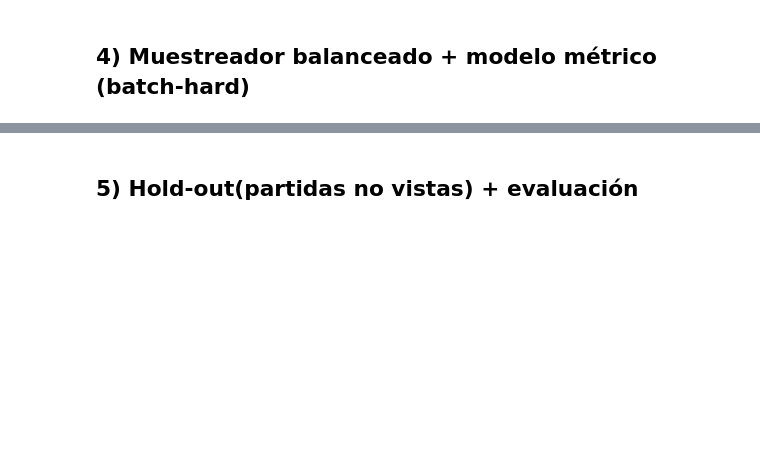
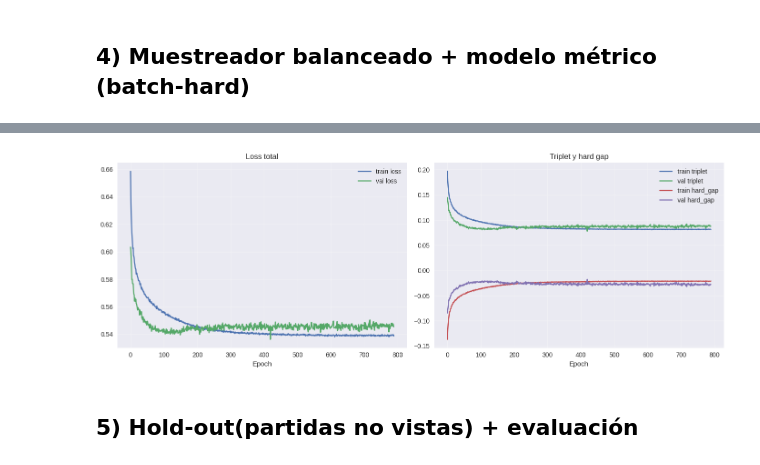
Before and after one commit to andrewyernau/tfe_chess_stylometry, a Jupyter notebook: labs/notebooks/110_chess_siamese.ipynb, the cells around one changed output, grey strips where cells are left out. Cells and saved outputs as stored; diff of their text form; code cells hidden in the pictures; blank space fills up the shorter version.

```diff
--- a/labs/notebooks/110_chess_siamese.ipynb
+++ b/labs/notebooks/110_chess_siamese.ipynb
@@ -111,7 +99,7 @@ assert INDEX_DB.exists(), f"No existe {INDEX_DB}"
 
 @dataclass
 class Config:
-    event_name: str = "compressed_104"
+    event_name: str = "compressed_110"
 
     # Dataset
     players_count: int = 10
@@ -1473,22 +1564,95 @@ W0000 00:00:1773012764.826903    3137 gpu_timer.cc:114] Skipping the delay kerne
 # %%
-history_df = pd.DataFrame(history.history)
+history_csv_candidates = []
+if "HISTORY_CSV_PATH" in globals():
+    history_csv_candidates.append(Path(HISTORY_CSV_PATH))
+history_csv_candidates.append(OUTPUT_BASE / "training_state" / "history.csv")
+
+events_root = OUTPUT_BASE.parent if "OUTPUT_BASE" in globals() else None
+if events_root is not None and events_root.exists():
+    history_csv_candidates.extend(
+        sorted(
+            events_root.glob("*/training_state/history.csv"),
+            key=lambda p: p.stat().st_mtime,
+            reverse=True,
+        )
+    )
+
+unique_candidates = []
+seen_candidates = set()
+for candidate in history_csv_candidates:
+    candidate = Path(candidate)
+    if candidate in seen_candidates:
+        continue
+    seen_candidates.add(candidate)
+    unique_candidates.append(candidate)
+
+history_csv_path = next((p for p in unique_candidates if p.exists()), None)
+
+history_current_df = pd.DataFrame(history.history) if "history" in globals() else pd.DataFrame()
+if not history_current_df.empty and "epoch" not in history_current_df.columns:
+    history_current_df = history_current_df.copy()
+    history_current_df["epoch"] = np.arange(len(history_current_df), dtype=int)
+
+if history_csv_path is not None:
+    history_full_df = pd.read_csv(history_csv_path)
+    if "epoch" not in history_full_df.columns:
+        history_full_df = history_full_df.reset_index().rename(columns={"index": "epoch"})
+
+    history_full_df = (
+        history_full_df.sort_values("epoch")
+        .drop_duplicates(subset=["epoch"], keep="last")
+        .reset_index(drop=True)
+    )
+
+    if (
+        not history_current_df.empty
+        and not history_full_df.empty
+        and history_current_df["epoch"].max() > history_full_df["epoch"].max()
+    ):
+        extra_current = history_current_df[
+            history_current_df["epoch"] > history_full_df["epoch"].max()
+        ]
+        history_df = pd.concat([history_full_df, extra_current], ignore_index=True)
+    elif not history_current_df.empty and history_full_df.empty:
+        history_df = history_current_df
+    else:
+        history_df = history_full_df
+
+    print(f"Usando historial completo desde {history_csv_path} ({len(history_df)} epochs)")
+else:
+    history_df = history_current_df
+    if history_df.empty:
+        raise RuntimeError(
+            "No hay historial para graficar. Ejecuta entrenamiento o verifica history.csv."
+        )
+    print(f"Usando historial en memoria ({len(history_df)} epochs)")
+
+x_epoch = history_df["epoch"] if "epoch" in history_df.columns else np.arange(len(history_df))
 fig, axes = plt.subplots(1, 2, figsize=(14, 5))
 
-axes[0].plot(history_df.get("loss", []), label="train loss")
-axes[0].plot(history_df.get("val_loss", []), label="val loss")
+for col, label in [("loss", "train loss"), ("val_loss", "val loss")]:
+    if col in history_df.columns:
+        axes[0].plot(x_epoch, history_df[col], label=label)
 axes[0].set_title("Loss total")
 axes[0].set_xlabel("Epoch")
 axes[0].grid(True, alpha=0.3)
-axes[0].legend()
+if axes[0].lines:
+    axes[0].legend()
 
-axes[1].plot(history_df.get("triplet_loss", []), label="train triplet")
-axes[1].plot(history_df.get("val_triplet_loss", []), label="val triplet")
-axes[1].plot(history_df.get("hard_gap", []), label="train hard_gap")
-axes[1].plot(history_df.get("val_hard_gap", []), label="val hard_gap")
+for col, label in [
+    ("triplet_loss", "train triplet"),
+    ("val_triplet_loss", "val triplet"),
+    ("hard_gap", "train hard_gap"),
+    ("val_hard_gap", "val hard_gap"),
+]:
+    if col in history_df.columns:
+        axes[1].plot(x_epoch, history_df[col], label=label)
 axes[1].set_title("Triplet y hard gap")
 axes[1].set_xlabel("Epoch")
 axes[1].grid(True, alpha=0.3)
-axes[1].legend()
+if axes[1].lines:
+    axes[1].legend()
 
 plt.tight_layout()
 plt.show()
+# %% [output]
@@ -1495,2 +1660,3 @@ plt.show()
+[figure, added]
 # %% [markdown]
 ## 5) Hold-out(partidas no vistas) + evaluación
```
Also changed, not shown: parts of 12 cells of this notebook, 15 other files.
